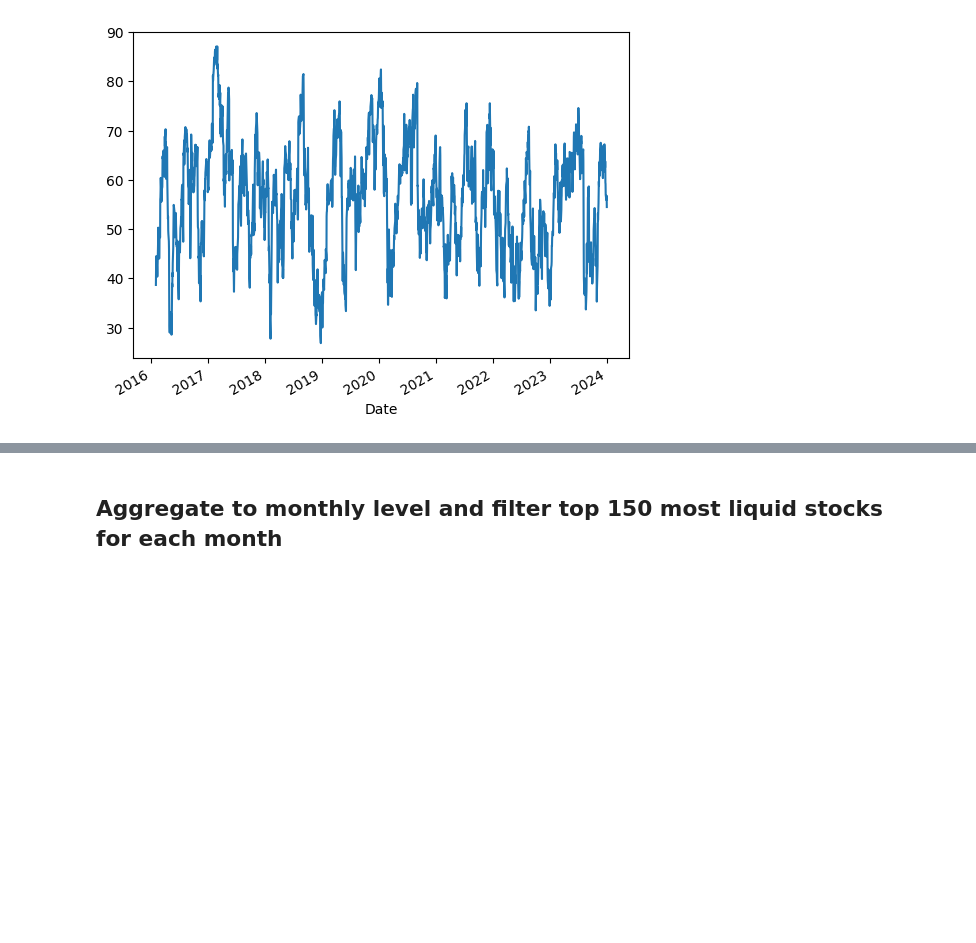
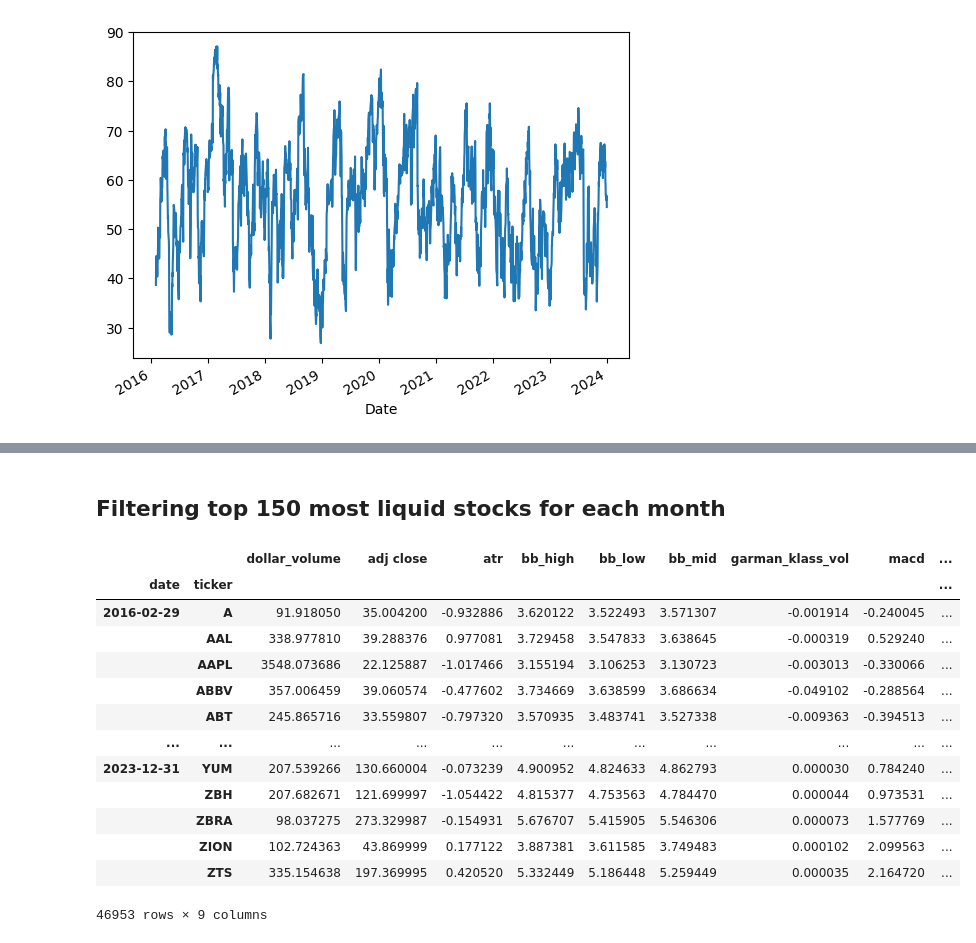
Before and after one commit to tylerchg/Algorithmic-Trading, a Jupyter notebook: Algorithmic Trading.ipynb, the cells around one changed output, grey strips where cells are left out. Drawn from its saved outputs; the diff is of its cells as text; code cells hidden in the pictures; blank space fills up the shorter version.

```diff
--- a/Algorithmic Trading.ipynb
+++ b/Algorithmic Trading.ipynb
@@ -192,4 +192,25 @@ df
 |  | ZTS | 197.369995 | 197.369995 | 198.009995 | 196.250000 | 196.679993 | 1007200.0 | 0.000035 | 66.791335 | 5.186448 | ... |
 994508 rows × 14 columns
 # %% [markdown]
-## Aggregate to monthly level and filter top 150 most liquid stocks for each month
+## Filtering top 150 most liquid stocks for each month
+# %%
+last_cols = [c for c in df.columns.unique(0) if c not in ['dollar_volume', 'volume', 'open', 'high', 'low', 'close']]
+
+data = (pd.concat([df.unstack('ticker')['dollar_volume'].resample('M').mean().stack('ticker').to_frame('dollar_volume'), df.unstack()[last_cols].resample('M').last().stack('ticker')], axis = 1)).dropna()
+
+data
+# %% [output]
+|  |  | dollar_volume | adj close | atr | bb_high | bb_low | bb_mid | garman_klass_vol | macd | ... |
+| date | ticker |  |  |  |  |  |  |  |  | ... |
+| 2016-02-29 | A | 91.918050 | 35.004200 | -0.932886 | 3.620122 | 3.522493 | 3.571307 | -0.001914 | -0.240045 | ... |
+|  | AAL | 338.977810 | 39.288376 | 0.977081 | 3.729458 | 3.547833 | 3.638645 | -0.000319 | 0.529240 | ... |
+|  | AAPL | 3548.073686 | 22.125887 | -1.017466 | 3.155194 | 3.106253 | 3.130723 | -0.003013 | -0.330066 | ... |
+|  | ABBV | 357.006459 | 39.060574 | -0.477602 | 3.734669 | 3.638599 | 3.686634 | -0.049102 | -0.288564 | ... |
+|  | ABT | 245.865716 | 33.559807 | -0.797320 | 3.570935 | 3.483741 | 3.527338 | -0.009363 | -0.394513 | ... |
+| ... | ... | ... | ... | ... | ... | ... | ... | ... | ... | ... |
+| 2023-12-31 | YUM | 207.539266 | 130.660004 | -0.073239 | 4.900952 | 4.824633 | 4.862793 | 0.000030 | 0.784240 | ... |
+|  | ZBH | 207.682671 | 121.699997 | -1.054422 | 4.815377 | 4.753563 | 4.784470 | 0.000044 | 0.973531 | ... |
+|  | ZBRA | 98.037275 | 273.329987 | -0.154931 | 5.676707 | 5.415905 | 5.546306 | 0.000073 | 1.577769 | ... |
+|  | ZION | 102.724363 | 43.869999 | 0.177122 | 3.887381 | 3.611585 | 3.749483 | 0.000102 | 2.099563 | ... |
+|  | ZTS | 335.154638 | 197.369995 | 0.420520 | 5.332449 | 5.186448 | 5.259449 | 0.000035 | 2.164720 | ... |
+46953 rows × 9 columns
```
Also changed, not shown: parts of 16 cells of this notebook.
